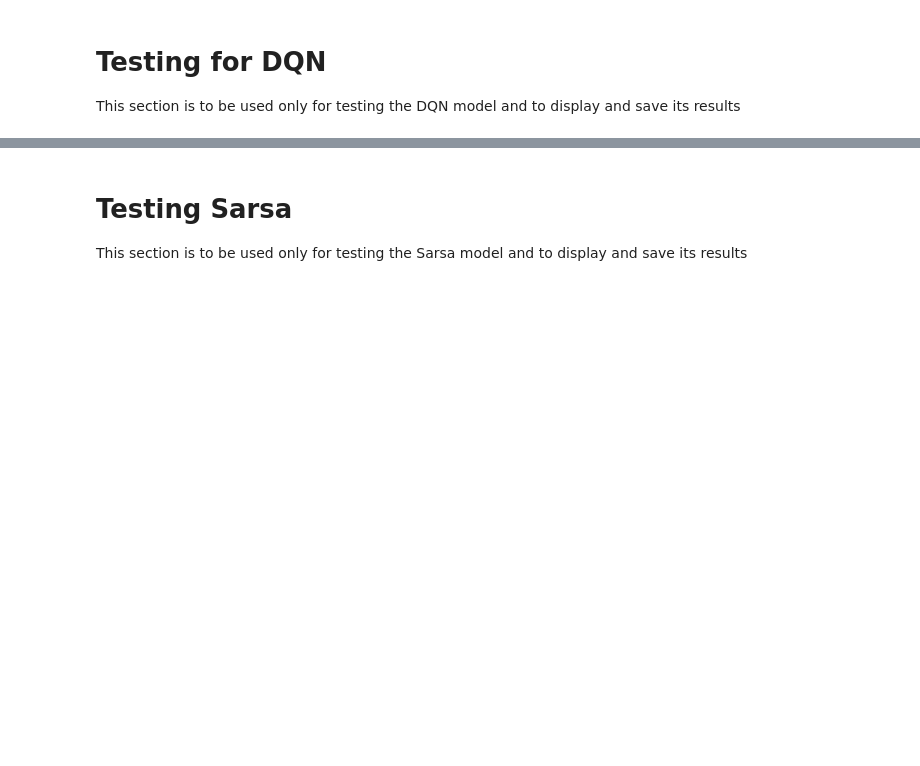
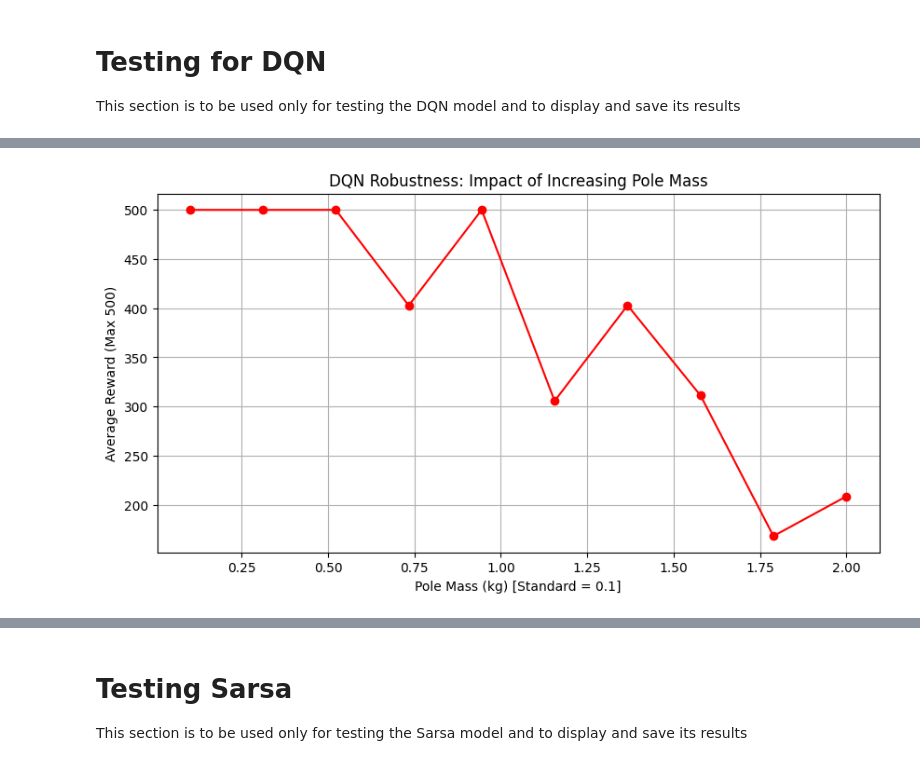
Before and after one commit to SaxenaNamanBase/constrained-cartpole-rl, a Jupyter notebook: CartPoleTest.ipynb, the cells around one changed output, grey strips where cells are left out. Drawn from its saved outputs; the diff is of its cells as text; code cells hidden in the pictures; blank space fills up the shorter version.

```diff
--- a/CartPoleTest.ipynb
+++ b/CartPoleTest.ipynb
@@ -357,7 +357,7 @@ This section if for testing the model and saving the test logs, created by qlear
 import joblib
 import os
 
-model_path = os.path.join(config.LOG_PARAMS['save_path'], 'trained_dqn_model_with_params.pkl')
+model_path = os.path.join(config.LOG_PARAMS['save_path'], '/content/constrained-cartpole-rl/Results/best_model.pkl')
 controller = joblib.load(model_path)
 
 success_threshold=195
@@ -503,0 +594,72 @@ RuntimeError: mat1 and mat2 shapes cannot be multiplied (1x2 and 4x128)
+# %%
+import numpy as np
+import gymnasium as gym
+import joblib
+import os
+import matplotlib.pyplot as plt
+from gym_wrapper import GymWrapper
+import config
+
+def run_stress_test(config, test_type='mass'):
+    # Load your trained model
+    model_path = os.path.join(config.LOG_PARAMS['save_path'], 'trained_dqn_model_with_params.pkl')
+    model_info = joblib.load(model_path)
+    controller = model_info['model']
+
+    if hasattr(controller.model, 'eval'):
+        controller.model.eval()
+
+    results = []
+
+    # Define the range for the stress test
+    # We will test pole mass from 0.1 (standard) up to 2.0 (very heavy)
+    test_range = np.linspace(0.1, 2.0, 10) if test_type == 'mass' else np.linspace(10.0, 2.0, 10)
+
+    print(f"Starting Stress Test on: {test_type}")
+
+    for val in test_range:
+        # Create environment with MODIFIED physics
+        if test_type == 'mass':
+            # Create standard env then manually override the mass
+            raw_env = gym.make('CartPole-v1')
+            raw_env.unwrapped.masspole = val
+            raw_env.unwrapped.total_mass = raw_env.unwrapped.masscart + val
+            raw_env.unwrapped.polemass_length = val * raw_env.unwrapped.length
+        else:
+            # Testing Reduced Force (Motor Failure simulation)
+            raw_env = gym.make('CartPole-v1')
+            raw_env.unwrapped.force_mag = val
+
+        env = GymWrapper(raw_env, mode='4D', action_mode='discrete')
+
+        episode_rewards = []
+        for _ in range(10): # Run 10 trials per setting for an average
+            state, _ = env.reset()
+            done = False
+            total_r = 0
+            while not done:
+                action = controller.get_action(state, explore=False)
+                state, reward, terminated, truncated, _ = env.step(action)
+                done = terminated or truncated
+                total_r += reward
+            episode_rewards.append(total_r)
+
+        avg_reward = np.mean(episode_rewards)
+        results.append(avg_reward)
+        print(f"{test_type} value: {val:.2f} | Avg Reward: {avg_reward}")
+        env.close()
+
+    return test_range, results
+
+# Execute the test
+mass_range, mass_scores = run_stress_test(config, test_type='mass')
+
+# Plotting the "Breaking Point"
+plt.figure(figsize=(10, 5))
+plt.plot(mass_range, mass_scores, marker='o', color='red')
+plt.title('DQN Robustness: Impact of Increasing Pole Mass')
+plt.xlabel('Pole Mass (kg) [Standard = 0.1]')
+plt.ylabel('Average Reward (Max 500)')
+plt.grid(True)
+plt.show()
+# %% [output]
@@ -503,0 +677 @@ RuntimeError: mat1 and mat2 shapes cannot be multiplied (1x2 and 4x128)
+[figure, added]
```
Also changed, not shown: parts of 13 cells of this notebook.
